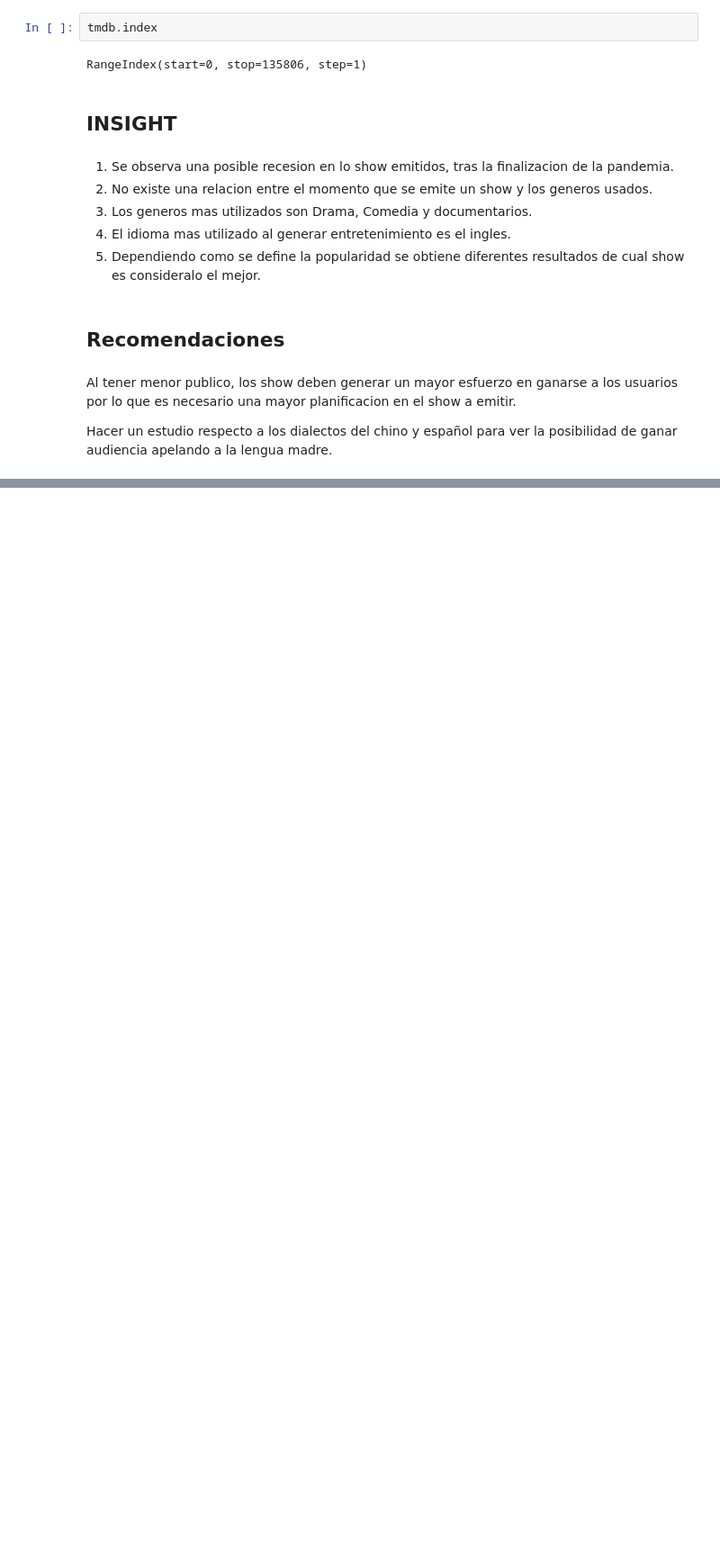
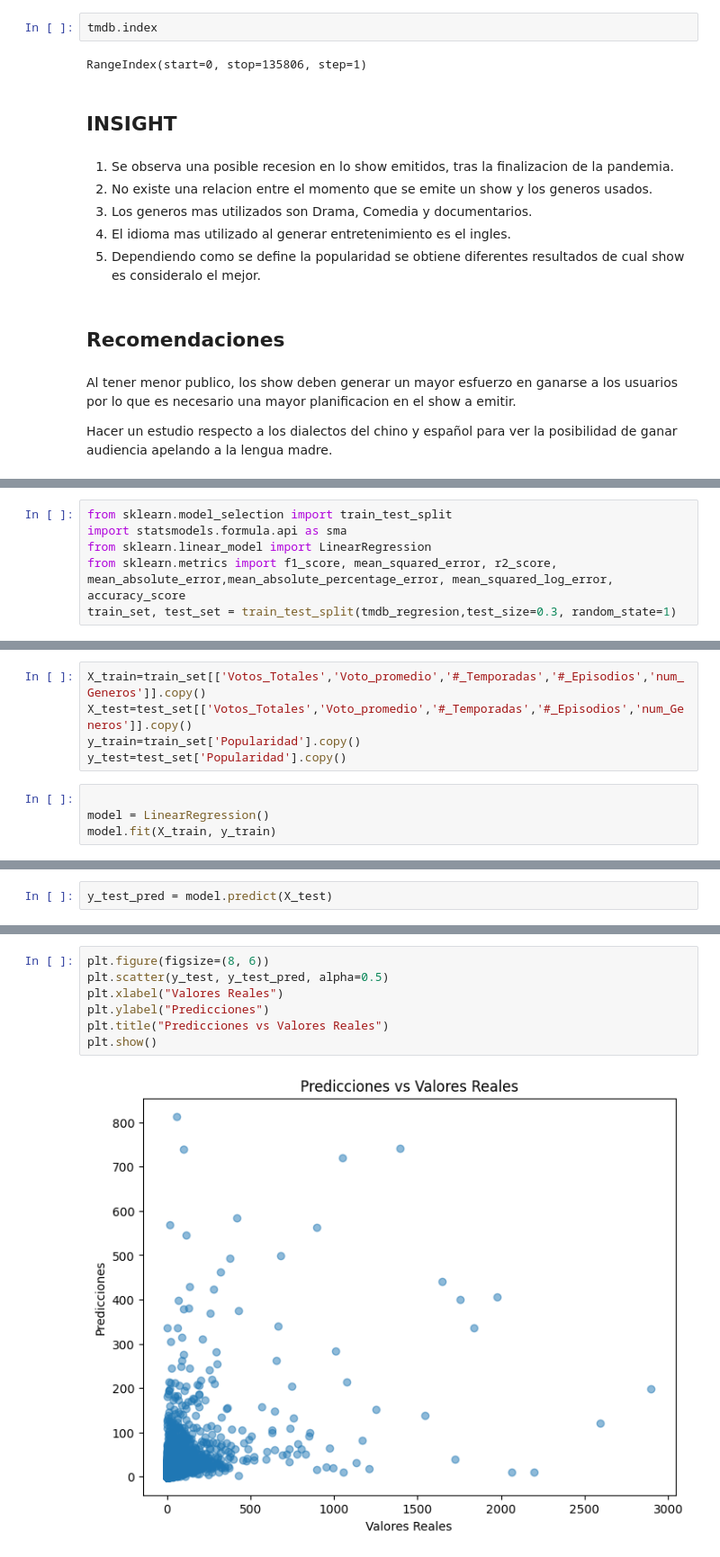
Before and after one commit to PedroJofreEsc/popularidad-de-series, a Jupyter notebook: popularidad de series Jofre.ipynb, the cells around one changed output, grey strips where cells are left out. Shown at 90% size. Saved outputs shown, nothing was run; the diff lists cells and outputs as text; blank space fills up the shorter version.

Commit message:
agregado regresion lineal

```diff
--- a/popularidad de series Jofre.ipynb
+++ b/popularidad de series Jofre.ipynb
@@ -522,0 +532,6 @@ Hacer un estudio respecto a los dialectos del chino y español para ver la posib
+# %%
+from sklearn.model_selection import train_test_split
+import statsmodels.formula.api as sma
+from sklearn.linear_model import LinearRegression
+from sklearn.metrics import f1_score, mean_squared_error, r2_score, mean_absolute_error,mean_absolute_percentage_error, mean_squared_log_error, accuracy_score
+train_set, test_set = train_test_split(tmdb_regresion,test_size=0.3, random_state=1)
@@ -522,0 +558,9 @@ Hacer un estudio respecto a los dialectos del chino y español para ver la posib
+# %%
+X_train=train_set[['Votos_Totales','Voto_promedio','#_Temporadas','#_Episodios','num_Generos']].copy()
+X_test=test_set[['Votos_Totales','Voto_promedio','#_Temporadas','#_Episodios','num_Generos']].copy()
+y_train=train_set['Popularidad'].copy()
+y_test=test_set['Popularidad'].copy()
+# %%
+
+model = LinearRegression()
+model.fit(X_train, y_train)
@@ -522,0 +569,2 @@ Hacer un estudio respecto a los dialectos del chino y español para ver la posib
+# %%
+y_test_pred = model.predict(X_test)
@@ -522,0 +598,9 @@ Hacer un estudio respecto a los dialectos del chino y español para ver la posib
+# %%
+plt.figure(figsize=(8, 6))
+plt.scatter(y_test, y_test_pred, alpha=0.5)
+plt.xlabel("Valores Reales")
+plt.ylabel("Predicciones")
+plt.title("Predicciones vs Valores Reales")
+plt.show()
+# %% [output]
+[figure, added]
```
Also changed, not shown: parts of 17 cells of this notebook, 1 other file.
